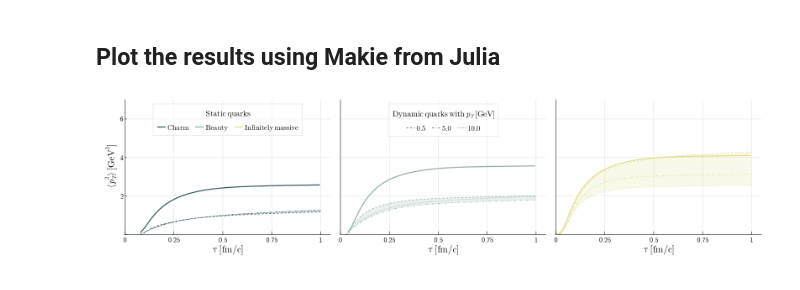
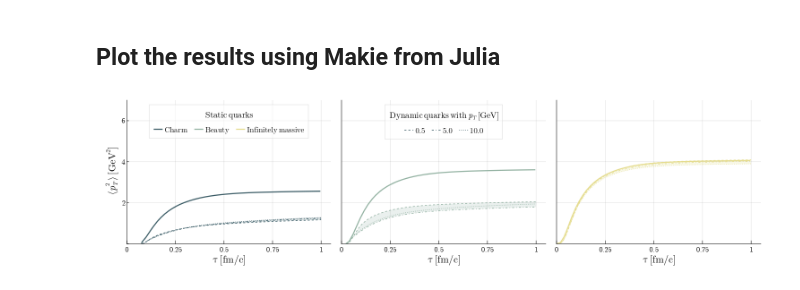
Before and after one commit to avramescudana/curraun, a Jupyter notebook: notebooks/Comparison between kappa.py and the Wong solver.ipynb, the cells around one changed output. Cells and saved outputs as stored; diff of their text form; code cells hidden in the pictures.

```diff
--- a/notebooks/Comparison between kappa.py and the Wong solver.ipynb
+++ b/notebooks/Comparison between kappa.py and the Wong solver.ipynb
@@ -38,7 +38,7 @@ pT = 0.5    # Initial transverse momentum [GeV]
 ntp = 100000   # Number of test particles
 
 # Other numerical parameters
-nevents = 1    # Number of Glasma events
+nevents = 10    # Number of Glasma events
 folder = su_group + '_pT_' + str(pT) + '_' + quark       # Results folder
 
 # Store relevant parameters in a dictionary
@@ -179,7 +179,7 @@ def simulate(p, ev):
 This is done for various quarks and values of initial transverse momenta, afterwards perform averages and store the results to a dictionary. The masses for charm and beauty quarks are taken from [PDGLive](https://pdglive.lbl.gov/Viewer.action), the formation time is chosen as $\tau_\mathrm{form}=1/(2m_\mathrm{quark})$.
 # %%
 quarks = ['charm', 'beauty', 'massive']
-quark_masses = [1.27, 4.18, 100]
+quark_masses = [1.27, 4.18, 1000]
 pTs = [0.5, 5.0, 10.0]
 # formation_times = [0.02, 0.08, 0]
 
@@ -247,7 +247,7 @@ def simulate_kappa(p, ev):
     initial.init(s, va, vb)
 
     kappa_tforce = kappa.TransportedForce(s)
-    kappapt, tau =  [], []
+    kappapt, tau =  [0], [formt*a/DTS]
 
     if use_cuda:
         s.copy_to_device()
@@ -368,9 +366,9 @@ starrynight = cgrad(:starrynight, 11, categorical = true)
 colors = [starrynight[3], starrynight[6], starrynight[9]]
 linestyles = [:dash, :dashdot, :dot]
 
-fig = Figure(resolution = (1600, 400), font = "CMU Serif")
+fig = Figure(resolution = (1500, 400), font = "CMU Serif")
 axes = [Axis(fig[1, i],
-        xlabel=L"\tau\,\mathrm{[fm/c]}", ylabel=L"\langle p_T^2\rangle\,\mathrm{[GeV^2]}",
+        xlabel=L"\tau\,\mathrm{[fm/c]}", ylabel=L"\langle p_T^2\,\rangle\,\mathrm{[GeV^2]}",
         rightspinevisible = false, topspinevisible = false, xlabelsize = 22, ylabelsize= 22, xticklabelsize=16, yticklabelsize=16,
         xtickalign = 1, xticksize=8, ytickalign=1, yticksize=5,  xlabelpadding = -5)
      for i in 1:3]
@@ -379,32 +377,32 @@ i = 1
 for iq in 1:length(quarks)
     for ipT in 1:length(pTs)
         tag_sigmapt = quarks[iq] * "_pT_" * pTs[ipT]
         string_as_varname("linepT"*string(i), lines!(axes[iq], tau_sigmapt[tag_sigmapt], sigmapt[tag_sigmapt], linewidth = 1.5, color=colors[iq], linestyle=linestyles[ipT]))
         i = i+1
 
         next_tag_sigmapt = quarks[iq] * "_pT_" * pTs[mod(ipT+1, 3)+1]
         band!(axes[iq], tau_sigmapt[tag_sigmapt], sigmapt[tag_sigmapt], sigmapt[next_tag_sigmapt]; color = (colors[iq], 0.1))
     end
     tag_kappapt = quarks[iq]
     string_as_varname("lineq"*string(iq), lines!(axes[iq], Float64.(tau_kappapt[tag_kappapt]), kappapt[tag_kappapt], linewidth = 2.5, color=colors[iq]))
 
     ylims!(axes[iq], 0, 7)
     xlims!(axes[iq], 0, 1.05)
     axes[iq].xticks = (0.25*(0:4), ["0", "0.25", "0.5", "0.75", "1"])
     axes[iq].yticks = (2*(0:3), ["", "2", "4", "6"])
 end
 
 linkaxes!(axes[1], axes[2], axes[3])
 hideydecorations!(axes[2], grid = false)
 hideydecorations!(axes[3], grid = false)
 legendq = [L"\mathrm{Charm}", L"\mathrm{Beauty}", L"\mathrm{Infinitely\,massive}"]
 axislegend(axes[1], [lineq1, lineq2, lineq3], legendq, L"\mathrm{Static\,quarks}", labelsize=17, titlesize=19,
     position = :ct, orientation = :horizontal, bgcolor = (:white, 0.5), framecolor=(:grey80, 0.7))
 legendpT = [L"0.5", L"5.0", L"10.0"]
 axislegend(axes[2], [linepT1, linepT2, linepT3], legendpT, L"\mathrm{Dynamic\,quarks\,with\,}p_T\,\mathrm{[GeV]}", labelsize=17, titlesize=19,
     position = :ct, orientation = :horizontal, bgcolor = (:white, 0.5), framecolor=(:grey80, 0.7))
 
 display(fig)
-# save("sigmapt_kappa.png", fig, px_per_unit = 5.0)
+save("sigmapt_kappa.png", fig, px_per_unit = 5.0)
 # %% [output]
-[figure, old version]
+[figure, new version]
```
Also changed, not shown: parts of 2 cells of this notebook, 8 other files.
